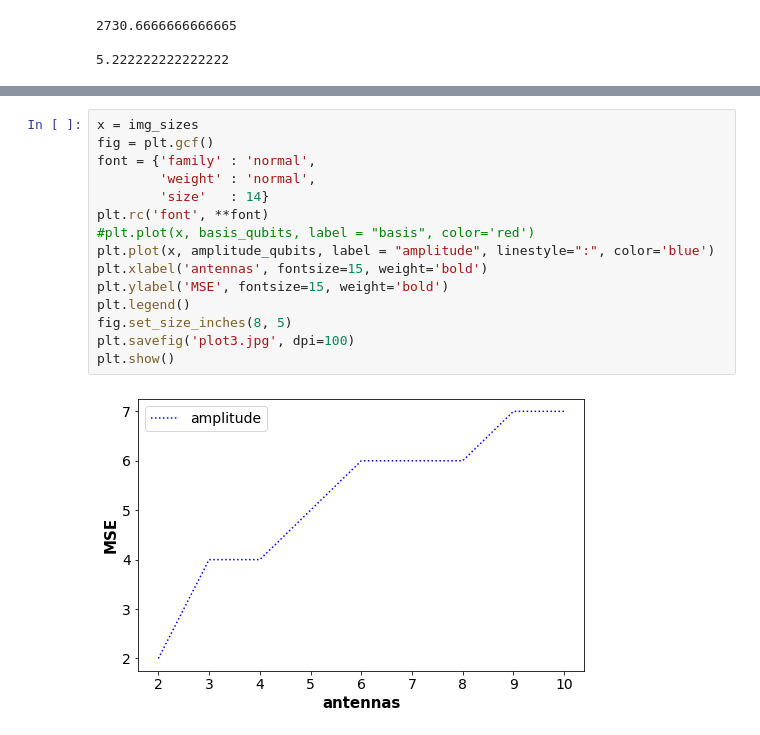
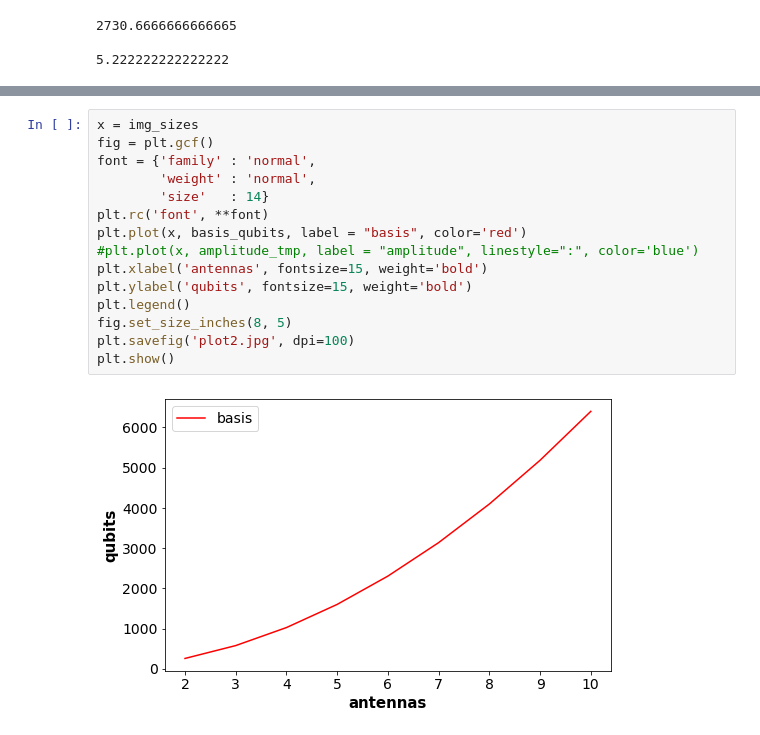
Before and after one commit to QuantumRadioAstronomy/visibility_repr, a Jupyter notebook: IFT/IFT_experiments.ipynb, the cells around one changed output, grey strips where cells are left out. Cells and saved outputs as stored; diff of their text form.

```diff
--- a/IFT/IFT_experiments.ipynb
+++ b/IFT/IFT_experiments.ipynb
@@ -292,17 +275,17 @@ plt.show()
-# %%
-x = img_sizes
-fig = plt.gcf()
-font = {'family' : 'normal',
-        'weight' : 'normal',
-        'size'   : 14}
-plt.rc('font', **font)
-#plt.plot(x, basis_qubits, label = "basis", color='red')
-plt.plot(x, amplitude_qubits, label = "amplitude", linestyle=":", color='blue')
-plt.xlabel('antennas', fontsize=15, weight='bold')
-plt.ylabel('MSE', fontsize=15, weight='bold')
-plt.legend()
-fig.set_size_inches(8, 5)
-plt.savefig('plot3.jpg', dpi=100)
-plt.show()
-# %% [output]
-[figure, removed]
+# %%
+x = img_sizes
+fig = plt.gcf()
+font = {'family' : 'normal',
+        'weight' : 'normal',
+        'size'   : 14}
+plt.rc('font', **font)
+plt.plot(x, basis_qubits, label = "basis", color='red')
+#plt.plot(x, amplitude_tmp, label = "amplitude", linestyle=":", color='blue')
+plt.xlabel('antennas', fontsize=15, weight='bold')
+plt.ylabel('qubits', fontsize=15, weight='bold')
+plt.legend()
+fig.set_size_inches(8, 5)
+plt.savefig('plot2.jpg', dpi=100)
+plt.show()
+# %% [output]
+[figure, added]
```
Also changed, not shown: parts of 2 cells of this notebook.
